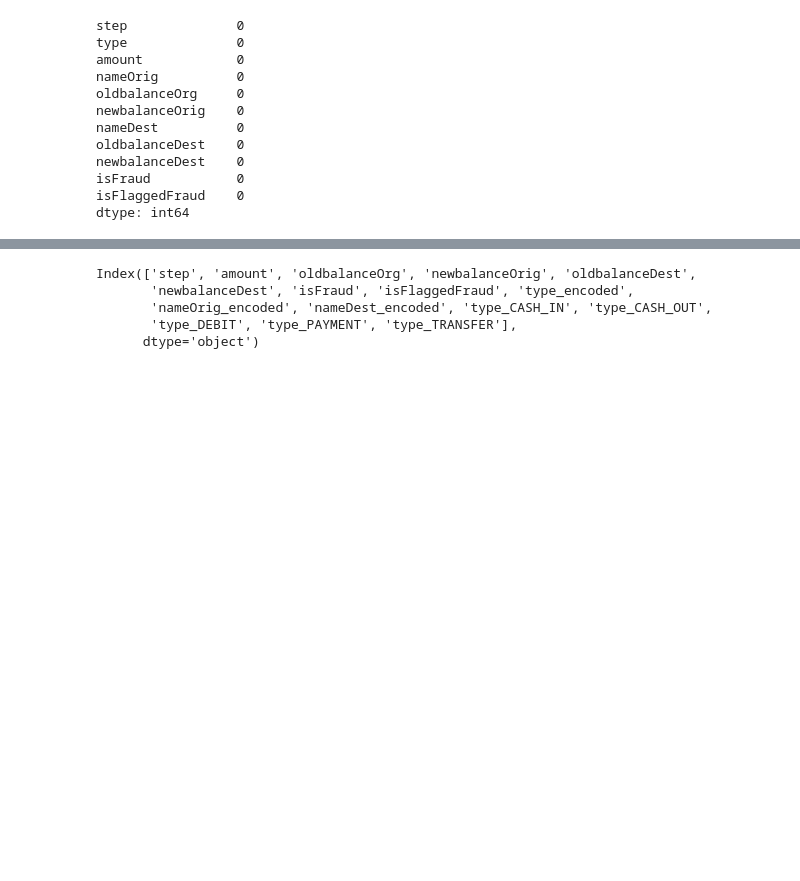
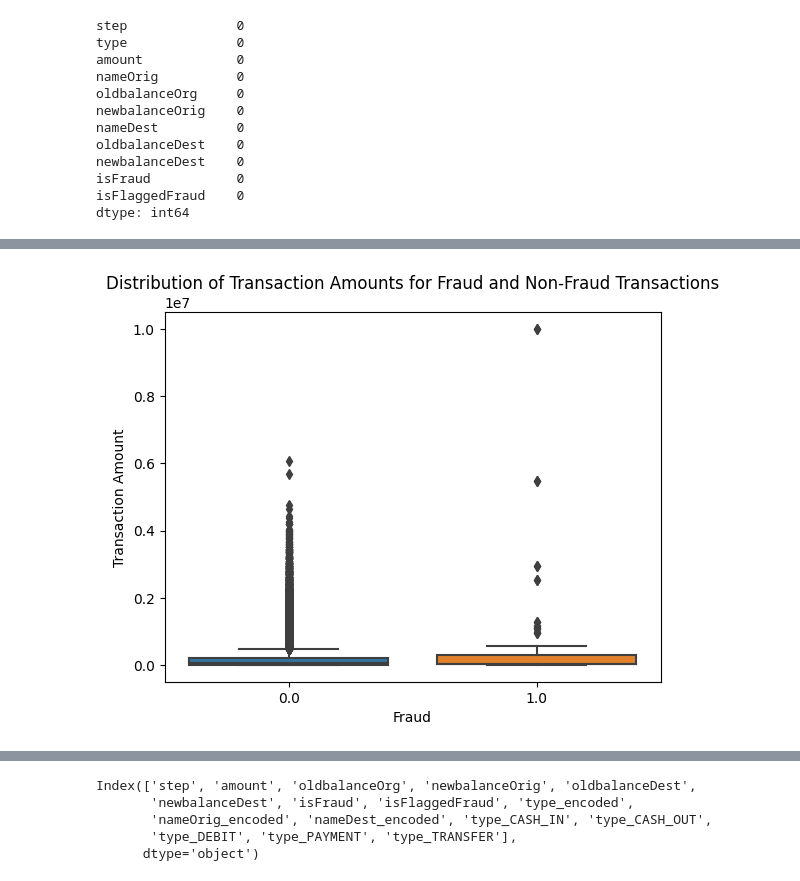
Before and after one commit to KrishnaMoorthy47/Projects, a Jupyter notebook: Fraud_Transaction_Detection_Project.ipynb, the cells around one changed output, grey strips where cells are left out. Drawn from its saved outputs; the diff is of its cells as text; code cells hidden in the pictures; blank space fills up the shorter version.

```diff
--- a/Fraud_Transaction_Detection_Project.ipynb
+++ b/Fraud_Transaction_Detection_Project.ipynb
@@ -88,0 +107,8 @@ Name: isFraud, dtype: int64
+# %%
+sns.boxplot(x='isFraud', y='amount', data=df)
+plt.title('Distribution of Transaction Amounts for Fraud and Non-Fraud Transactions')
+plt.xlabel('Fraud')
+plt.ylabel('Transaction Amount')
+plt.show()
+# %% [output]
+[figure, added]
```
Also changed, not shown: parts of 52 cells of this notebook.
